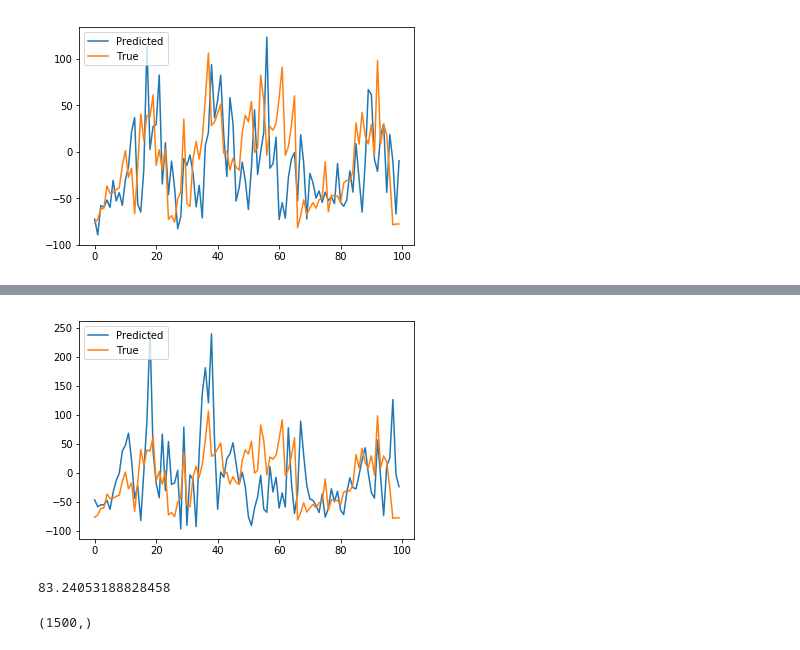
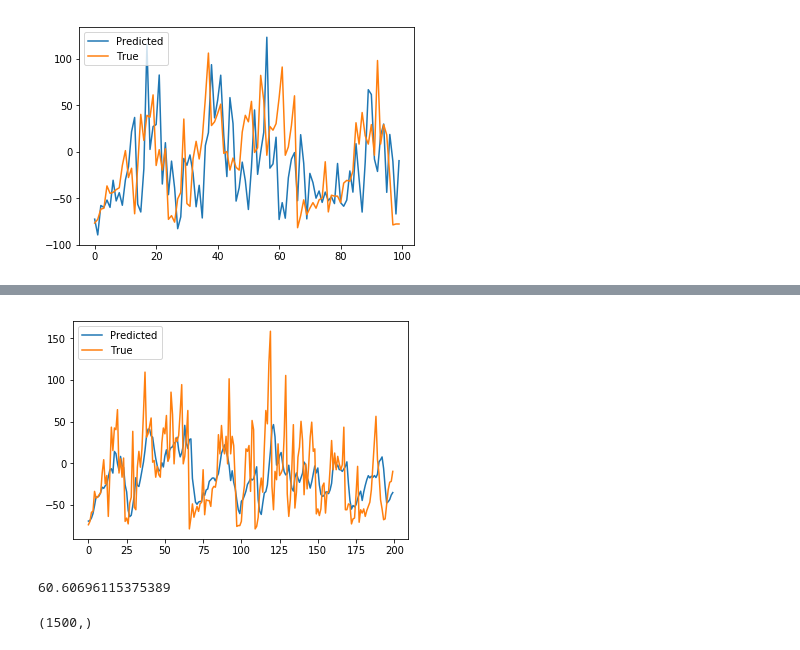
Before and after one commit to luoweimeng/Air-Quality, a Jupyter notebook: darnn/seq2seq.ipynb, the cells around one changed output, grey strips where cells are left out. Saved outputs shown, nothing was run; the diff lists cells and outputs as text; code cells hidden in the pictures.

```diff
--- a/darnn/seq2seq.ipynb
+++ b/darnn/seq2seq.ipynb
@@ -134,12 +135,18 @@ class da_rnn:
         else:
             dat = pd.read_csv(file_data, nrows = 100 if debug else 5000)
             dat = dat.drop(dat.columns[0], axis=1)
-            print(dat)
+
             self.logger = logger
-            self.logger.info("Shape of data: %s.\nMissing in data: %s.", dat.shape, dat.isnull().sum().sum())
+#             self.logger.info("Shape of data: %s.\nMissing in data: %s.", dat.shape, dat.isnull().sum().sum())
 
-            self.X = dat.loc[:, [x for x in dat.columns.tolist() if x != 'pm25']].as_matrix()
-            self.y = np.array(dat.pm25)
+            X_ = dat.loc[:, [x for x in dat.columns.tolist() if x != 'pm25']].as_matrix()
+            y_ = np.array(dat.pm25)
+
+            # Preprocessing
+            self.X_scaler = MinMaxScaler(feature_range=(0, 1))
+            self.X = self.X_scaler.fit_transform(X_)
+            self.y_scaler = MinMaxScaler(feature_range=(0, 1))
+            self.y = self.X_scaler.fit_transform(y_.reshape(-1, 1)).squeeze()
 
 
         self.batch_size = batch_size
@@ -161,7 +168,7 @@ class da_rnn:
         # self.learning_rate = learning_rate
 
         self.train_size = int(self.X.shape[0] * 0.7)
-        self.y = self.y - np.mean(self.y[:self.train_size]) # Question: why Adam requires data to be normalized?
+#         self.y = self.y - np.mean(self.y[:self.train_size]) # Question: why Adam requires data to be normalized?
         self.logger.info("Training size: %d.", self.train_size)
 
     def train(self, n_epochs = 10):
@@ -336,7 +312,7 @@ plt.show()
 io_dir = '..'
 
 model = da_rnn(file_data = '{}/raw_data_new.csv'.format(io_dir), logger = logger, parallel = False,
-              learning_rate = .01, data_type='pm25', debug=False)
+              learning_rate = .0001, data_type='pm25', debug=False)
 
 model.train(n_epochs = 500)
 
@@ -400,18 +358,20 @@ Missing in data: 0.
 # %%
 plt.figure()
-plt.plot(y_pred[:100], label = 'Predicted')
-plt.plot(model.y[model.train_size:model.train_size+100], label = "True")
+y_predicted = model.X_scaler.inverse_transform(y_pred.reshape(-1, 1)).squeeze()
+plt.plot(y_predicted[:200], label = 'Predicted')
+y_true = model.X_scaler.inverse_transform(model.y[model.train_size:].reshape(-1, 1)).squeeze()
+plt.plot(y_true[:200], label = "True")
 plt.legend(loc = 'upper left')
 plt.show()
 # %% [output]
-[figure, old version]
+[figure, new version]
 # %%
 from sklearn.metrics import mean_squared_error
 import math
 # %%
-math.sqrt(mean_squared_error(y_pred, model.y[model.train_size:]))
+math.sqrt(mean_squared_error(y_predicted, y_true))
 # %% [output]
-83.24053188828458
+60.60696115375389
 # %%
 model.y[model.train_size:].shape
 # %% [output]
```
Also changed, not shown: parts of 5 cells of this notebook, 9 other files.
